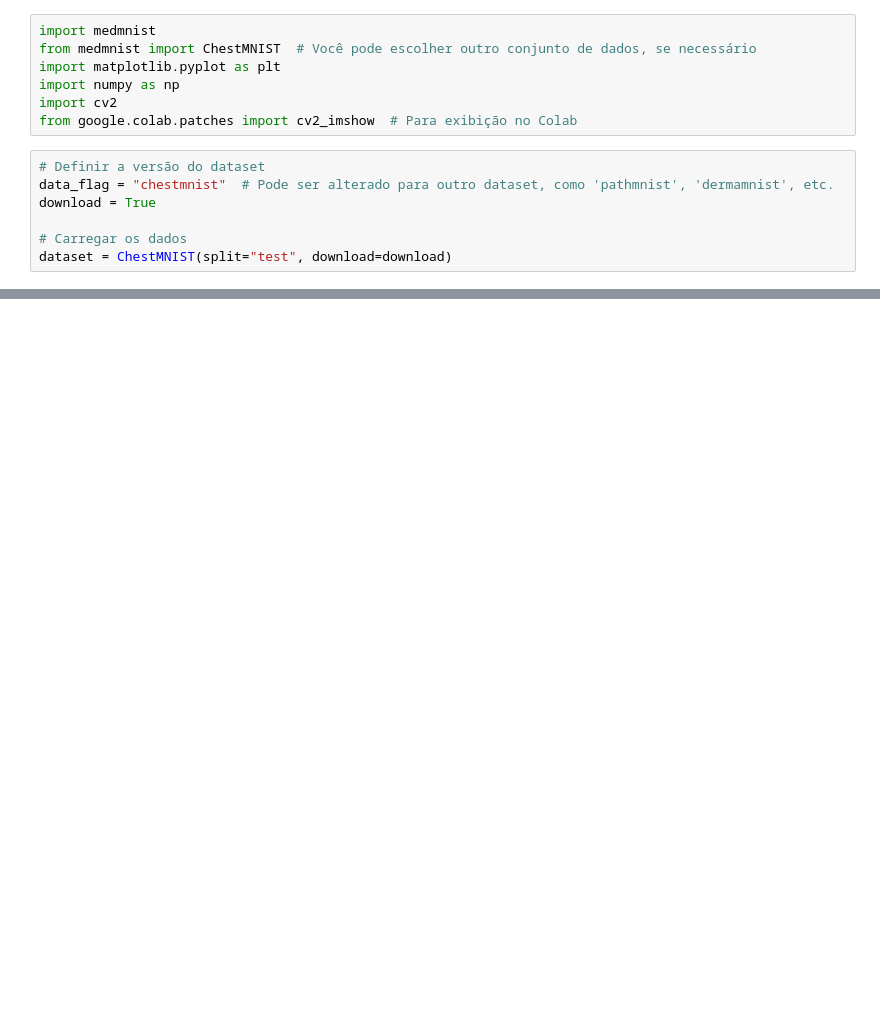
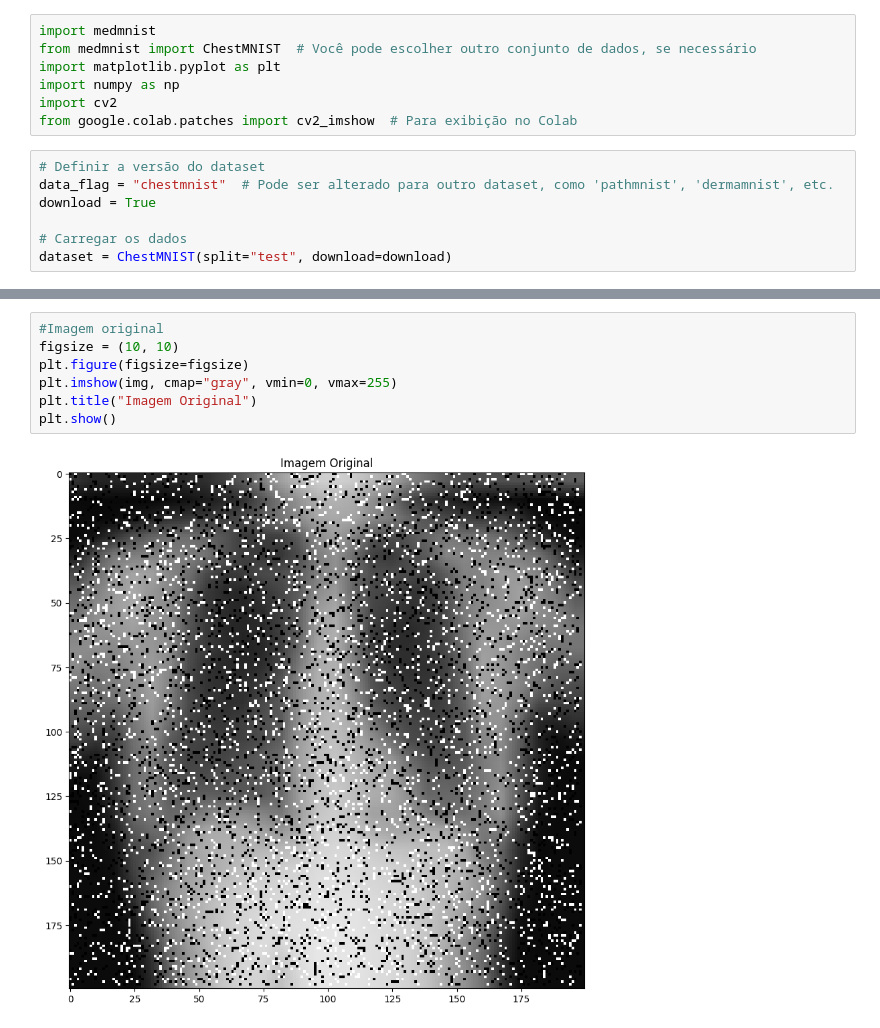
Before and after one commit to Henrique047/PDI_T1, a Jupyter notebook: PDI_T1.ipynb, the cells around one changed output, grey strips where cells are left out. Drawn from its saved outputs; the diff is of its cells as text; blank space fills up the shorter version.

```diff
--- a/PDI_T1.ipynb
+++ b/PDI_T1.ipynb
@@ -97,0 +74,9 @@ Imagem 3 - Label: 0
+# %%
+#Imagem original
+figsize = (10, 10)
+plt.figure(figsize=figsize)
+plt.imshow(img, cmap="gray", vmin=0, vmax=255)
+plt.title("Imagem Original")
+plt.show()
+# %% [output]
+[figure, added]
```
Also changed, not shown: parts of 19 cells of this notebook.
